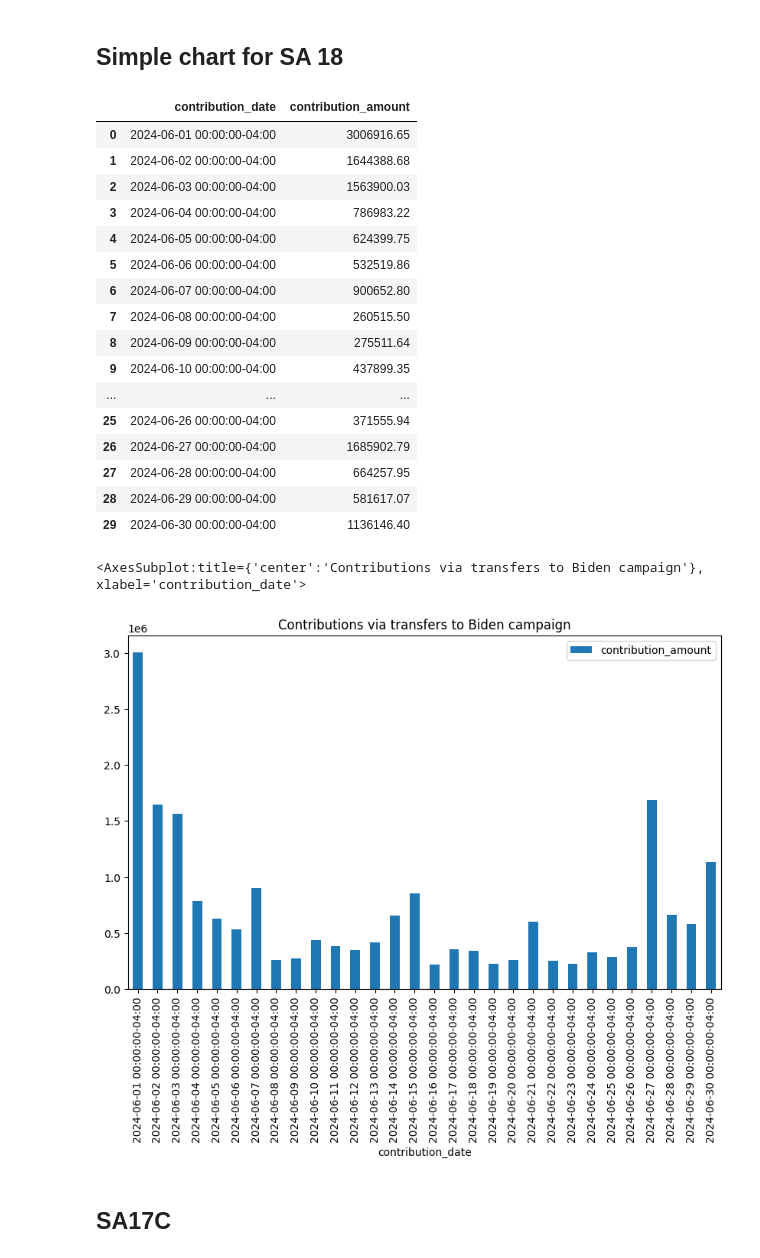
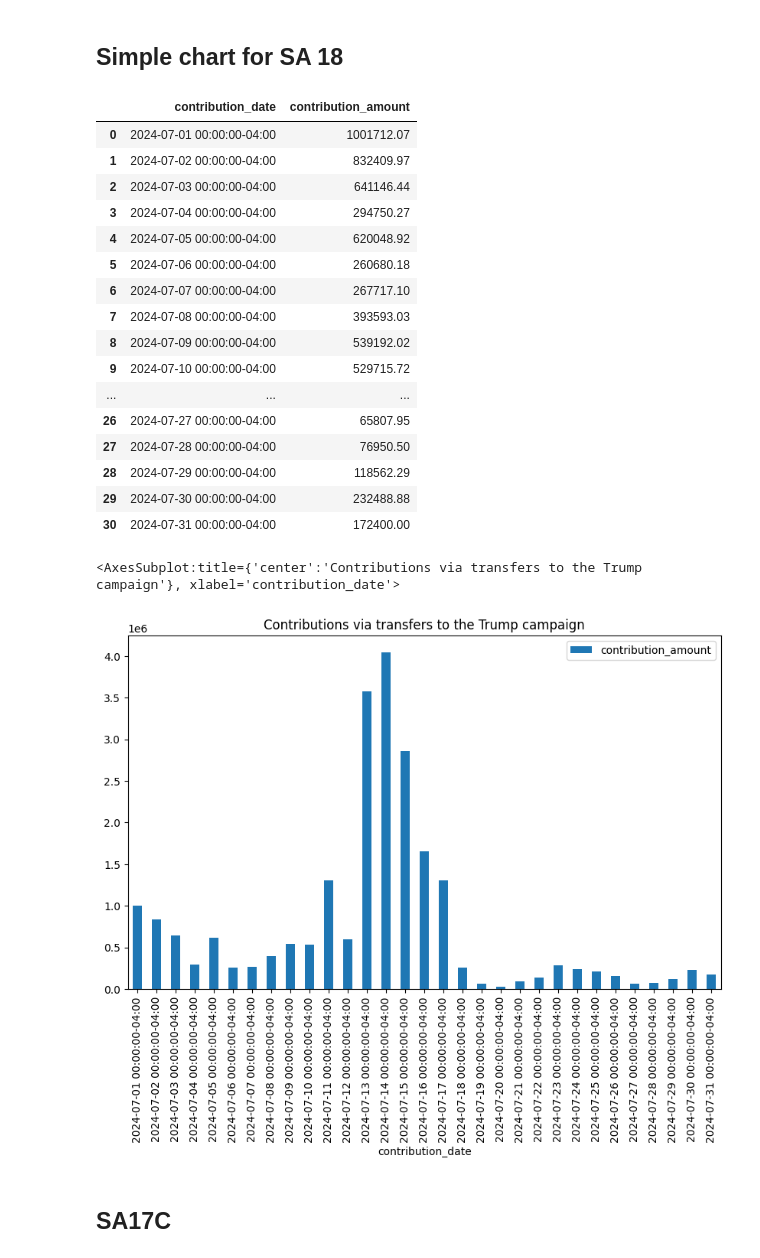
Before and after one commit to pmagtulis/us-campaign-finance, a Jupyter notebook: individual contributions/Donald Trump.ipynb, the cells around one changed output. Saved outputs shown, nothing was run; the diff lists cells and outputs as text; code cells hidden in the pictures.

```diff
--- a/contributions/Donald Trump.ipynb
+++ b/individual contributions/Donald Trump.ipynb
@@ -376,6 +406 @@ COM         1
 Name: entity_type, dtype: int64
-# %%
-sa18= sa18.drop([0])
-sa18
-#dropped total at the top and unitemized contributions at the bottom
-#may differ in succeeding reports.
@@ -401,0 +415,3 @@ sa18.contribution_amount.sum()
+# %%
+sa18_IND = sa18[sa18.entity_type=="IND"]
+sa18_IND
@@ -402,4 +432,4 @@ sa18.contribution_amount.sum()
 # %%
-sa18['range'] = sa18['contribution_amount'].apply(categorize_amount)
-sa18
+sa18_IND['range'] = sa18_IND['contribution_amount'].apply(categorize_amount)
+sa18_IND
 # %% [output]
@@ -433,33 +467,33 @@ Name: contribution_amount, dtype: float64
 # %% [markdown]
 ## Simple chart for SA 18
 # %%
-sa18_chart = sa18.resample('D', on='contribution_date').contribution_amount.sum().to_frame().reset_index()
+sa18_chart = sa18_IND.resample('D', on='contribution_date').contribution_amount.sum().to_frame().reset_index()
 sa18_chart = sa18_chart.sort_values('contribution_date')
-sa18_chart = sa18_chart[sa18_chart.contribution_date>='2024-06-01'].reset_index(drop=True) #only June
+sa18_chart = sa18_chart[sa18_chart.contribution_date>='2024-07-01'].reset_index(drop=True) #only June
 sa18_chart
 # %% [output]
 |  | contribution_date | contribution_amount |
-| 0 | 2024-06-01 00:00:00-04:00 | 3006916.65 |
-| 1 | 2024-06-02 00:00:00-04:00 | 1644388.68 |
-| 2 | 2024-06-03 00:00:00-04:00 | 1563900.03 |
-| 3 | 2024-06-04 00:00:00-04:00 | 786983.22 |
-| 4 | 2024-06-05 00:00:00-04:00 | 624399.75 |
-| 5 | 2024-06-06 00:00:00-04:00 | 532519.86 |
-| 6 | 2024-06-07 00:00:00-04:00 | 900652.80 |
-| 7 | 2024-06-08 00:00:00-04:00 | 260515.50 |
-| 8 | 2024-06-09 00:00:00-04:00 | 275511.64 |
-| 9 | 2024-06-10 00:00:00-04:00 | 437899.35 |
+| 0 | 2024-07-01 00:00:00-04:00 | 1001712.07 |
+| 1 | 2024-07-02 00:00:00-04:00 | 832409.97 |
+| 2 | 2024-07-03 00:00:00-04:00 | 641146.44 |
+| 3 | 2024-07-04 00:00:00-04:00 | 294750.27 |
+| 4 | 2024-07-05 00:00:00-04:00 | 620048.92 |
+| 5 | 2024-07-06 00:00:00-04:00 | 260680.18 |
+| 6 | 2024-07-07 00:00:00-04:00 | 267717.10 |
+| 7 | 2024-07-08 00:00:00-04:00 | 393593.03 |
+| 8 | 2024-07-09 00:00:00-04:00 | 539192.02 |
+| 9 | 2024-07-10 00:00:00-04:00 | 529715.72 |
 | ... | ... | ... |
-| 25 | 2024-06-26 00:00:00-04:00 | 371555.94 |
-| 26 | 2024-06-27 00:00:00-04:00 | 1685902.79 |
-| 27 | 2024-06-28 00:00:00-04:00 | 664257.95 |
-| 28 | 2024-06-29 00:00:00-04:00 | 581617.07 |
-| 29 | 2024-06-30 00:00:00-04:00 | 1136146.40 |
+| 26 | 2024-07-27 00:00:00-04:00 | 65807.95 |
+| 27 | 2024-07-28 00:00:00-04:00 | 76950.50 |
+| 28 | 2024-07-29 00:00:00-04:00 | 118562.29 |
+| 29 | 2024-07-30 00:00:00-04:00 | 232488.88 |
+| 30 | 2024-07-31 00:00:00-04:00 | 172400.00 |
 # %%
-sa18_chart.plot(x='contribution_date', y='contribution_amount', kind='bar', figsize=(10,6), title= 'Contributions via transfers to Biden campaign')
+sa18_chart.plot(x='contribution_date', y='contribution_amount', kind='bar', figsize=(10,6), title= 'Contributions via transfers to the Trump campaign')
 # %% [output]
-<AxesSubplot:title={'center':'Contributions via transfers to Biden campaign'}, xlabel='contribution_date'>
+<AxesSubplot:title={'center':'Contributions via transfers to the Trump campaign'}, xlabel='contribution_date'>
-[figure, old version]
+[figure, new version]
 # %% [markdown]
 ## SA17C
 # %%
```
Also changed, not shown: parts of 37 cells of this notebook, 2 other files.
